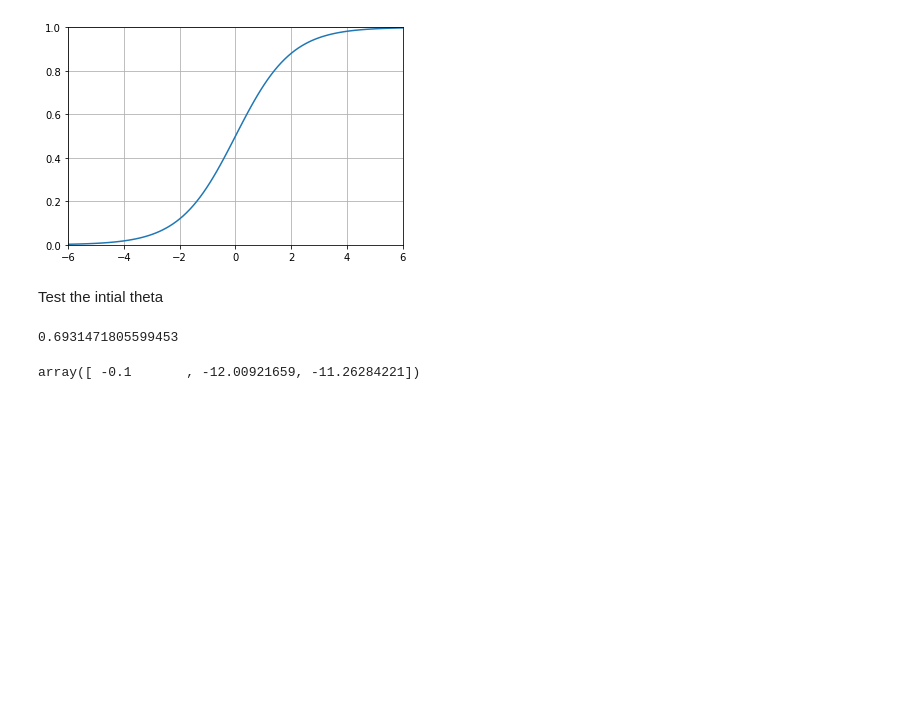
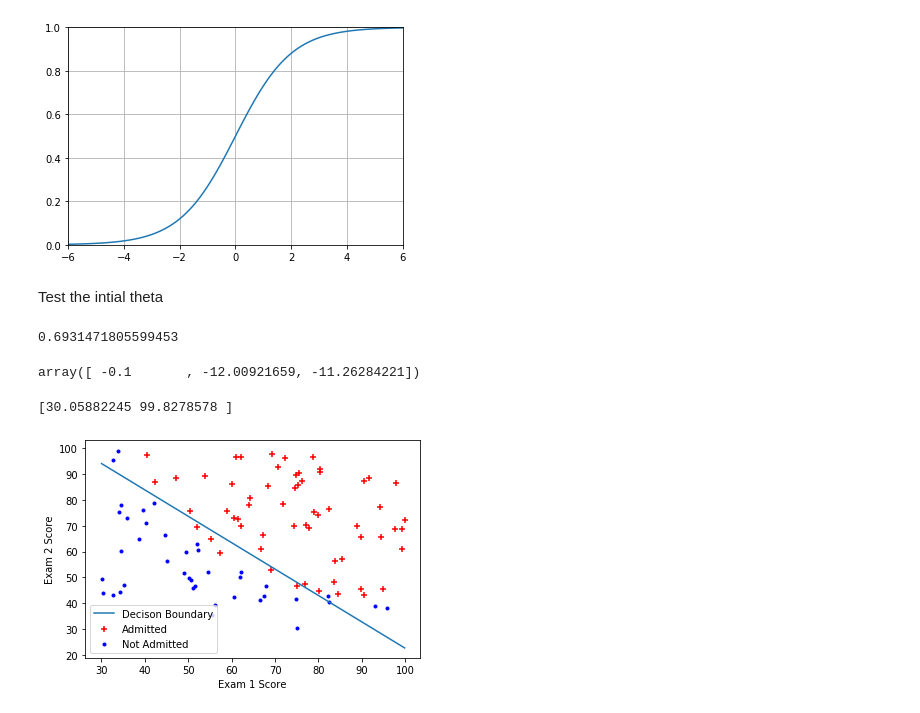
Before and after one commit to kdan5/statml, a Jupyter notebook: logistic-regression/Logistic Regression.ipynb, the cells around one changed output. Saved outputs shown, nothing was run; the diff lists cells and outputs as text; code cells hidden in the pictures; blank space fills up the shorter version.

```diff
--- a/logistic-regression/Logistic Regression.ipynb
+++ b/logistic-regression/Logistic Regression.ipynb
@@ -55,3 +50,18 @@ cross_entropy_loss(theta, X, y)
 cross_entropy_gradient(theta, X, y)
 # %% [output]
 array([ -0.1       , -12.00921659, -11.26284221])
+# %%
+options = {'eps':0.5e-5, 'maxiter':400}
+out = opt.minimize(fun=cross_entropy_loss, x0=theta, jac=cross_entropy_gradient, method='TNC', args=(X, y), options=options)
+# %%
+theta = out.x
+
+plot_class(x, y)
+plot_decision_boundary(theta, X, y)
+plt.xlabel("Exam 1 Score")
+plt.ylabel("Exam 2 Score")
+plt.legend(["Decison Boundary", "Admitted", "Not Admitted"])
+plt.show()
+# %% [output]
+[30.05882245 99.8278578 ]
+[figure, added]
```
Also changed, not shown: parts of 2 cells of this notebook, 3 other files.
